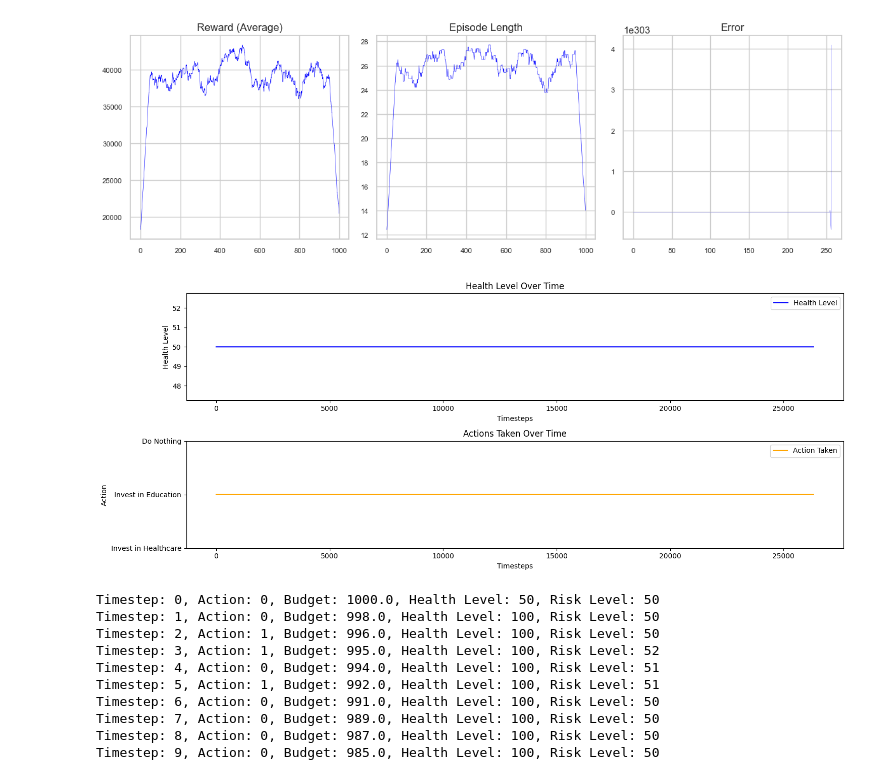
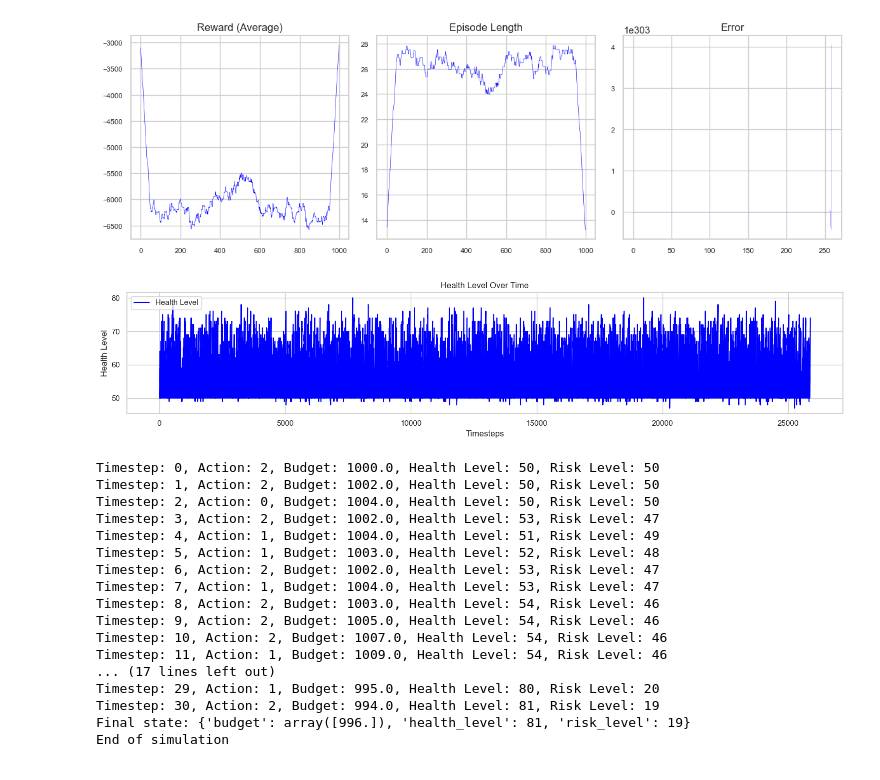
Before and after one commit to michaglia/RL-Healthcare, a Jupyter notebook: Health_priority.ipynb, the cells around one changed output. Drawn from its saved outputs; the diff is of its cells as text; code cells hidden in the pictures.

```diff
--- a/Health_priority.ipynb
+++ b/Health_priority.ipynb
@@ -25,0 +38,12 @@ batch_size = 64
+# %%
+# Take a few random steps
+for i in range(10):
+    action = env.action_space.sample()  # Take random actions
+    obs, reward, terminated, truncated, info = env.step(action = action)
+
+    print(f"Step {i+1}:")
+    print(f"Action: {action}, Observation: {obs}, Reward: {reward}, Terminated: {terminated}, Truncated: {truncated}")
+
+    if terminated or truncated:
+        print("End of episode.")
+        break
@@ -65,7 +110,7 @@ def plt_results_(env, agent_, w):
 # %%
 plt_results_(nenv, QLagent, 100)
 # %% [output]
-[figure, old version]
+[figure, new version]
 # %%
 action_history = []
 health_level_history = []
@@ -75,7 +120,7 @@ for episode in tqdm(range(n_episodes)):
     done = False
     while not done:
         action = QLagent.policy(observation)
-        s_prime, reward, terminated, truncated, info = env.step(action=action)
+        s_prime, reward, terminated, truncated, info = env.step(action)
 
         # Store the action and health level for analysis
         action_history.append(action)
@@ -88,27 +133,18 @@ for episode in tqdm(range(n_episodes)):
 # %%
 plt.figure(figsize=(15, 6))
 
 # Plotting the health levels
 plt.subplot(2, 1, 1)
 plt.plot(health_level_history, label='Health Level', color='blue')
 plt.title('Health Level Over Time')
 plt.xlabel('Timesteps')
 plt.ylabel('Health Level')
 plt.legend()
 
-# Plotting the actions taken (0: invest in healthcare, 1: invest in education, 2: do nothing)
-plt.subplot(2, 1, 2)
-plt.plot(action_history, label='Action Taken', color='orange')
-plt.title('Actions Taken Over Time')
-plt.xlabel('Timesteps')
-plt.ylabel('Action')
-plt.yticks([0, 1, 2], ['Invest in Healthcare', 'Invest in Education', 'Do Nothing'])
-plt.legend()
-
 plt.tight_layout()
 plt.show()
 # %% [output]
-[figure, old version]
+[figure, new version]
 # %%
 state_size = len(env.observation_space.spaces)
 action_size = env.action_space.n
@@ -131,7 +167,7 @@ budget_history = []
 health_level_history = []
 risk_level_history = []
 
-for _ in range(10):
+for _ in range(100):
     # Get the current state as a numpy array
     state_array = np.array([state['budget'][0], state['health_level'], state['risk_level']])
     action = DQL_agent.act(state_array)
@@ -155,16 +191,23 @@ for _ in range(10):
 
 env.close()
 # %% [output]
-Timestep: 0, Action: 0, Budget: 1000.0, Health Level: 50, Risk Level: 50
-Timestep: 1, Action: 0, Budget: 998.0, Health Level: 100, Risk Level: 50
-Timestep: 2, Action: 1, Budget: 996.0, Health Level: 100, Risk Level: 50
-Timestep: 3, Action: 1, Budget: 995.0, Health Level: 100, Risk Level: 52
-Timestep: 4, Action: 0, Budget: 994.0, Health Level: 100, Risk Level: 51
-Timestep: 5, Action: 1, Budget: 992.0, Health Level: 100, Risk Level: 51
-Timestep: 6, Action: 0, Budget: 991.0, Health Level: 100, Risk Level: 50
-Timestep: 7, Action: 0, Budget: 989.0, Health Level: 100, Risk Level: 50
-Timestep: 8, Action: 0, Budget: 987.0, Health Level: 100, Risk Level: 50
-Timestep: 9, Action: 0, Budget: 985.0, Health Level: 100, Risk Level: 50
+Timestep: 0, Action: 2, Budget: 1000.0, Health Level: 50, Risk Level: 50
+Timestep: 1, Action: 2, Budget: 1002.0, Health Level: 50, Risk Level: 50
+Timestep: 2, Action: 0, Budget: 1004.0, Health Level: 50, Risk Level: 50
+Timestep: 3, Action: 2, Budget: 1002.0, Health Level: 53, Risk Level: 47
+Timestep: 4, Action: 1, Budget: 1004.0, Health Level: 51, Risk Level: 49
+Timestep: 5, Action: 1, Budget: 1003.0, Health Level: 52, Risk Level: 48
+Timestep: 6, Action: 2, Budget: 1002.0, Health Level: 53, Risk Level: 47
+Timestep: 7, Action: 1, Budget: 1004.0, Health Level: 53, Risk Level: 47
+Timestep: 8, Action: 2, Budget: 1003.0, Health Level: 54, Risk Level: 46
+Timestep: 9, Action: 2, Budget: 1005.0, Health Level: 54, Risk Level: 46
+Timestep: 10, Action: 2, Budget: 1007.0, Health Level: 54, Risk Level: 46
+Timestep: 11, Action: 1, Budget: 1009.0, Health Level: 54, Risk Level: 46
+... (17 lines left out)
+Timestep: 29, Action: 1, Budget: 995.0, Health Level: 80, Risk Level: 20
+Timestep: 30, Action: 2, Budget: 994.0, Health Level: 81, Risk Level: 19
+Final state: {'budget': array([996.]), 'health_level': 81, 'risk_level': 19}
+End of simulation
 # %%
 plt.figure(figsize=(15, 6))
 
```
Also changed, not shown: parts of 7 cells of this notebook, 2 other files.
